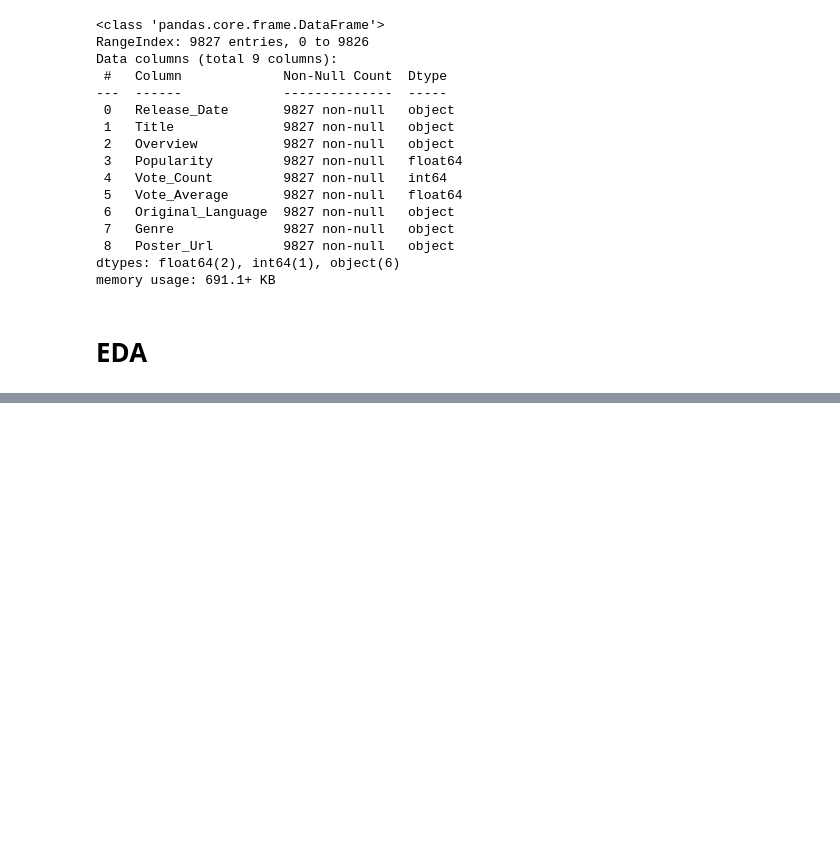
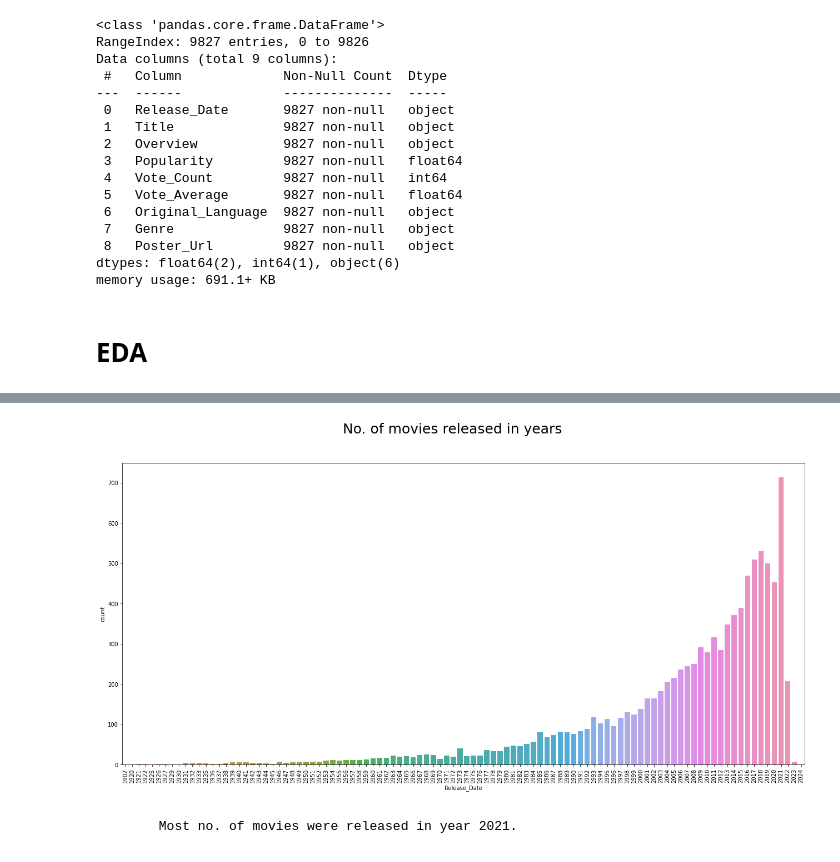
Before and after one commit to ajayn3300/Movie-Recommender-content-based----NLP, a Jupyter notebook: Movie_Recommender_Sytem~(Content_Based).ipynb, the cells around one changed output, grey strips where cells are left out. Drawn from its saved outputs; the diff is of its cells as text; code cells hidden in the pictures; blank space fills up the shorter version.

```diff
--- a/Movie_Recommender_Sytem~(Content_Based).ipynb
+++ b/Movie_Recommender_Sytem~(Content_Based).ipynb
@@ -7,6 +7,9 @@ import nltk
 nltk.download('stopwords')
 import gensim
 from gensim.utils import simple_preprocess
+import matplotlib.pyplot as plt
+import seaborn as sns
+plt.rcParams["figure.figsize"] = (22,10)
 # %% [output]
 [nltk_data] Downloading package stopwords to /root/nltk_data...
 [nltk_data]   Package stopwords is already up-to-date!
@@ -97,0 +107,14 @@ memory usage: 691.1+ KB
+# %%
+# column "Release_date " to datetime
+data['Release_Date']=pd.to_datetime(data['Release_Date'])
+data
+# %%
+# no of movies release in years
+sns.countplot(data.Release_Date.dt.year)
+plt.xticks(rotation='vertical')
+plt.suptitle('No. of movies released in years',fontsize=25)
+plt.show()
+# %% [output]
+[figure, added]
+# %% [markdown]
+          Most no. of movies were released in year 2021.
```
Also changed, not shown: parts of 1 cell of this notebook.
